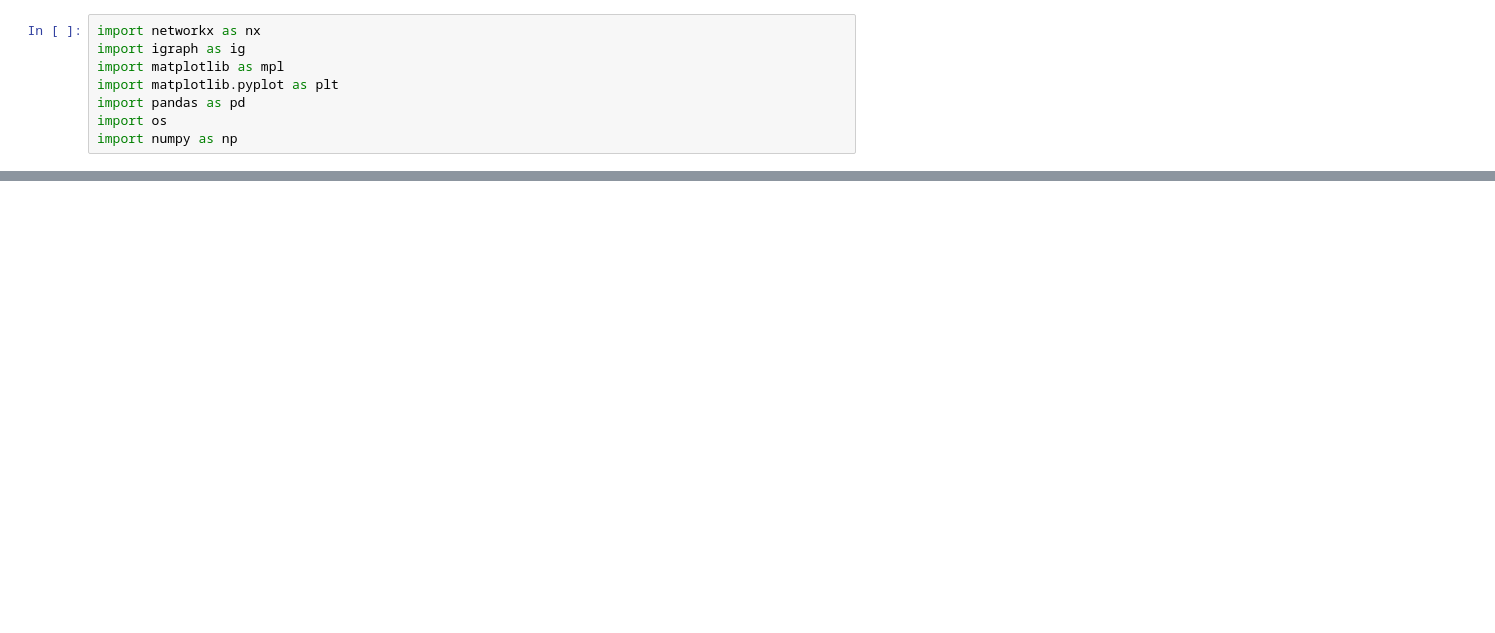
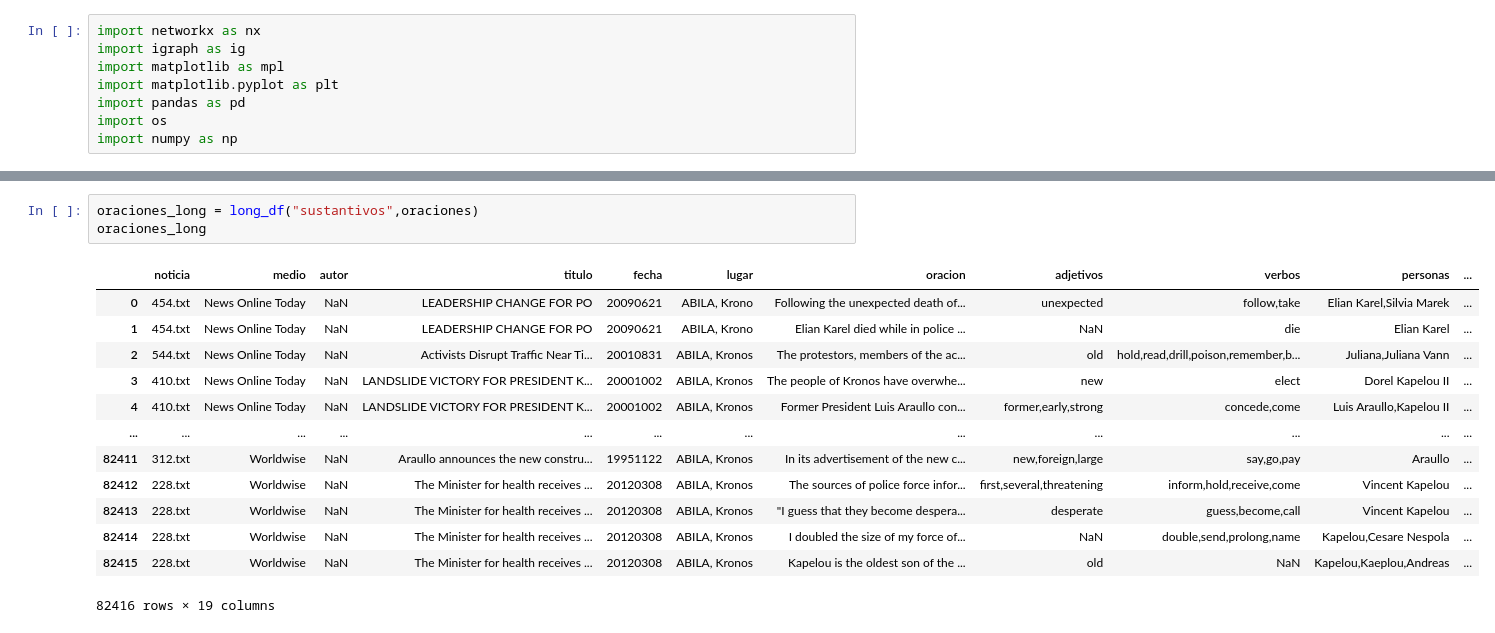
Before and after one commit to FedeScenna/VASTMiniChallenge, a Jupyter notebook: 02_2_employeesemails_graph.ipynb, the cells around one changed output, grey strips where cells are left out. Saved outputs shown, nothing was run; the diff lists cells and outputs as text; blank space fills up the shorter version.

```diff
--- a/02_2_employeesemails_graph.ipynb
+++ b/02_2_employeesemails_graph.ipynb
@@ -50,0 +109,17 @@ nx.draw_networkx(G)
+# %%
+oraciones_long = long_df("sustantivos",oraciones)
+oraciones_long
+# %% [output]
+|  | noticia | medio | autor | titulo | fecha | lugar | oracion | adjetivos | verbos | personas | ... |
+| 0 | 454.txt | News Online Today | NaN | LEADERSHIP CHANGE FOR PO | 20090621 | ABILA, Krono | Following the unexpected death of... | unexpected | follow,take | Elian Karel,Silvia Marek | ... |
+| 1 | 454.txt | News Online Today | NaN | LEADERSHIP CHANGE FOR PO | 20090621 | ABILA, Krono | Elian Karel died while in police ... | NaN | die | Elian Karel | ... |
+| 2 | 544.txt | News Online Today | NaN | Activists Disrupt Traffic Near Ti... | 20010831 | ABILA, Kronos | The protestors, members of the ac... | old | hold,read,drill,poison,remember,b... | Juliana,Juliana Vann | ... |
+| 3 | 410.txt | News Online Today | NaN | LANDSLIDE VICTORY FOR PRESIDENT K... | 20001002 | ABILA, Kronos | The people of Kronos have overwhe... | new | elect | Dorel Kapelou II | ... |
+| 4 | 410.txt | News Online Today | NaN | LANDSLIDE VICTORY FOR PRESIDENT K... | 20001002 | ABILA, Kronos | Former President Luis Araullo con... | former,early,strong | concede,come | Luis Araullo,Kapelou II | ... |
+| ... | ... | ... | ... | ... | ... | ... | ... | ... | ... | ... | ... |
+| 82411 | 312.txt | Worldwise | NaN | Araullo announces the new constru... | 19951122 | ABILA, Kronos | In its advertisement of the new c... | new,foreign,large | say,go,pay | Araullo | ... |
+| 82412 | 228.txt | Worldwise | NaN | The Minister for health receives ... | 20120308 | ABILA, Kronos | The sources of police force infor... | first,several,threatening | inform,hold,receive,come | Vincent Kapelou | ... |
+| 82413 | 228.txt | Worldwise | NaN | The Minister for health receives ... | 20120308 | ABILA, Kronos | "I guess that they become despera... | desperate | guess,become,call | Vincent Kapelou | ... |
+| 82414 | 228.txt | Worldwise | NaN | The Minister for health receives ... | 20120308 | ABILA, Kronos | I doubled the size of my force of... | NaN | double,send,prolong,name | Kapelou,Cesare Nespola | ... |
+| 82415 | 228.txt | Worldwise | NaN | The Minister for health receives ... | 20120308 | ABILA, Kronos | Kapelou is the oldest son of the ... | old | NaN | Kapelou,Kaeplou,Andreas | ... |
+82416 rows × 19 columns
```
Also changed, not shown: parts of 16 cells of this notebook, 4 other files.
